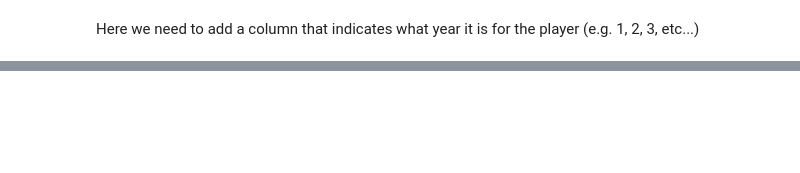
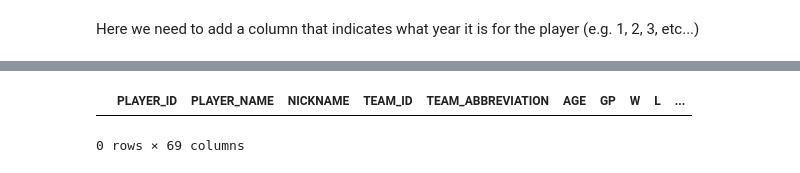
Before and after one commit to lambertaa/nba-analysis, a Jupyter notebook: data_retrieval/nba_api_retr.ipynb, the cells around one changed output, grey strips where cells are left out. Saved outputs shown, nothing was run; the diff lists cells and outputs as text; code cells hidden in the pictures; blank space fills up the shorter version.

```diff
--- a/data_retrieval/nba_api_retr.ipynb
+++ b/data_retrieval/nba_api_retr.ipynb
@@ -83,0 +111,13 @@ combo_df.to_csv('D:/Andy/python/nba_analysis_app/data/1989-21_combo.csv')
+# %%
+year = 2024
+season_end_year = year + 1
+season_id = f'{year}-{str(season_end_year)[-2:]}'
+RequestObj.populate_season(season_id=season_id)
+tmp_df = RequestObj.df
+tmp_df['season_id'] = season_id
+tmp_df['season_year_start'] = year
+# %%
+tmp_df[tmp_df['PLAYER_NAME'].str.strip().str.lower() == 'ochai agbaji']
+# %% [output]
+|  | PLAYER_ID | PLAYER_NAME | NICKNAME | TEAM_ID | TEAM_ABBREVIATION | AGE | GP | W | L | ... |
+0 rows × 69 columns
```
Also changed, not shown: parts of 6 cells of this notebook, 38 other files.
